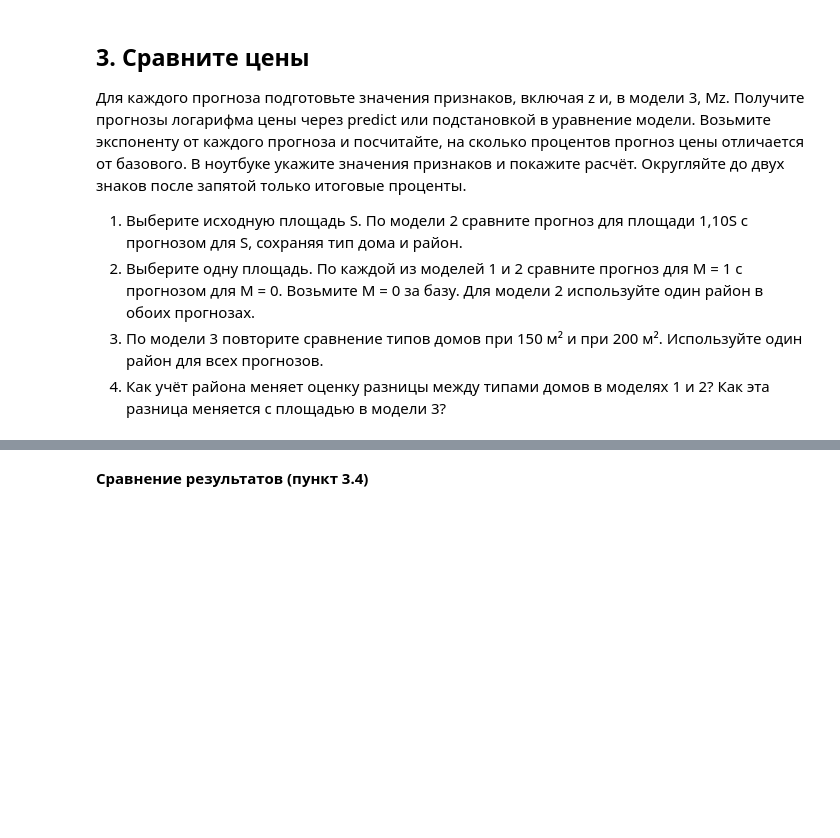
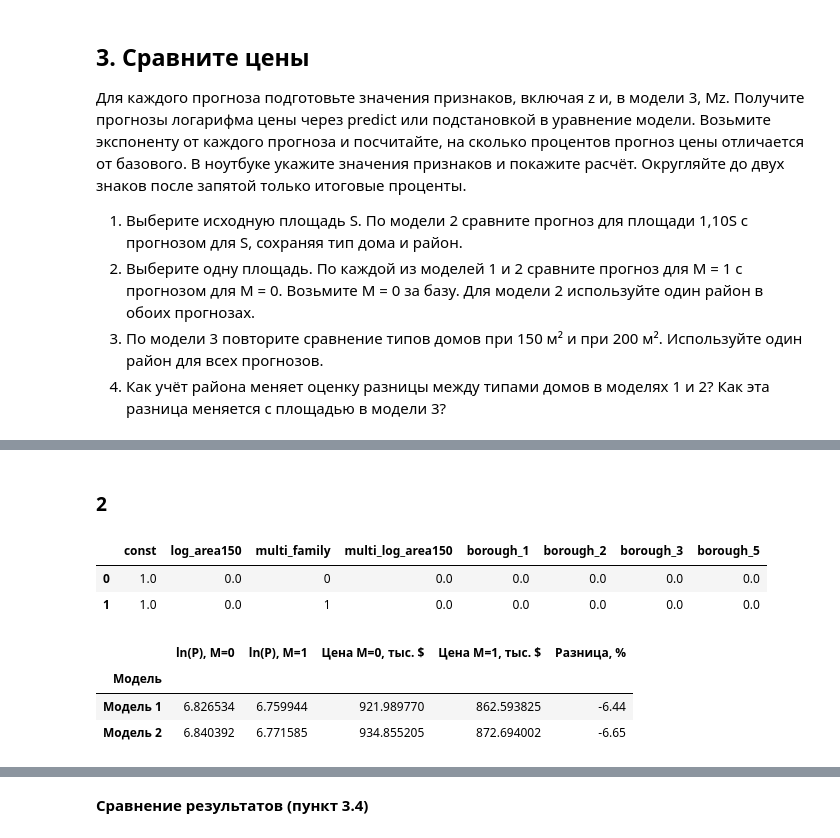
Before and after one commit to Lancet03/Econometrics_homework_1, a Jupyter notebook: ДЗ_01.ipynb, the cells around one changed output, grey strips where cells are left out. Saved outputs shown, nothing was run; the diff lists cells and outputs as text; code cells hidden in the pictures; blank space fills up the shorter version.

```diff
--- a/ДЗ_01.ipynb
+++ b/ДЗ_01.ipynb
@@ -479,0 +494,2 @@ Notes:
+# %%
+synthetic_S = 150
@@ -485,4 +527,61 @@ Notes:
+# %% [markdown]
+### 2
 # %%
 # 3.2. Сравнение типов домов, модели 1 и 2
+X_comp_2 = make_X(area=[synthetic_S, synthetic_S], multi_family=[0, 1], borough=[4, 4])
+X_comp_21 = X_comp_2[X_1.columns]
 
-# Ваш код
+# Модель 1
+predict_21 = res_1.predict(X_comp_21).to_frame(
+    name='Прогноз ln(P)'
+)
+predict_21['Прогноз цены, тыс. долл. США'] = np.exp(
+    predict_21['Прогноз ln(P)']
+)
+prices = predict_21['Прогноз цены, тыс. долл. США']
+change_pct = (prices.iloc[1] / prices.iloc[0] - 1) * 100
+
+# Модель 2
+X_comp_22 = X_comp_2[X_2.columns]
+predict_22 = res_2.predict(X_comp_22).to_frame(
+    name='Прогноз ln(P)'
+)
+predict_22['Прогноз цены, тыс. долл. США'] = np.exp(
+    predict_22['Прогноз ln(P)']
+)
+prices = predict_22['Прогноз цены, тыс. долл. США']
+change_pct = (prices.iloc[1] / prices.iloc[0] - 1) * 100
+
+
+
+# Сравнение
+rows = []
+
+for name, prediction in [
+    ('Модель 1', predict_21),
+    ('Модель 2', predict_22),
+]:
+    log_prices = prediction['Прогноз ln(P)']
+    prices = prediction['Прогноз цены, тыс. долл. США']
+
+    rows.append({
+        'Модель': name,
+        'ln(P), M=0': log_prices.iloc[0],
+        'ln(P), M=1': log_prices.iloc[1],
+        'Цена M=0, тыс. $': prices.iloc[0],
+        'Цена M=1, тыс. $': prices.iloc[1],
+        'Разница, %': (prices.iloc[1] / prices.iloc[0] - 1) * 100,
+    })
+
+comparison_models = pd.DataFrame(rows).set_index('Модель')
+
+display(X_comp_2)
+display(comparison_models.round({'Разница, %': 2}))
+# %% [output]
+|  | const | log_area150 | multi_family | multi_log_area150 | borough_1 | borough_2 | borough_3 | borough_5 |
+| 0 | 1.0 | 0.0 | 0 | 0.0 | 0.0 | 0.0 | 0.0 | 0.0 |
+| 1 | 1.0 | 0.0 | 1 | 0.0 | 0.0 | 0.0 | 0.0 | 0.0 |
+|  | ln(P), M=0 | ln(P), M=1 | Цена M=0, тыс. $ | Цена M=1, тыс. $ | Разница, % |
+| Модель |  |  |  |  |  |
+| Модель 1 | 6.826534 | 6.759944 | 921.989770 | 862.593825 | -6.44 |
+| Модель 2 | 6.840392 | 6.771585 | 934.855205 | 872.694002 | -6.65 |
```
Also changed, not shown: parts of 16 cells of this notebook.
